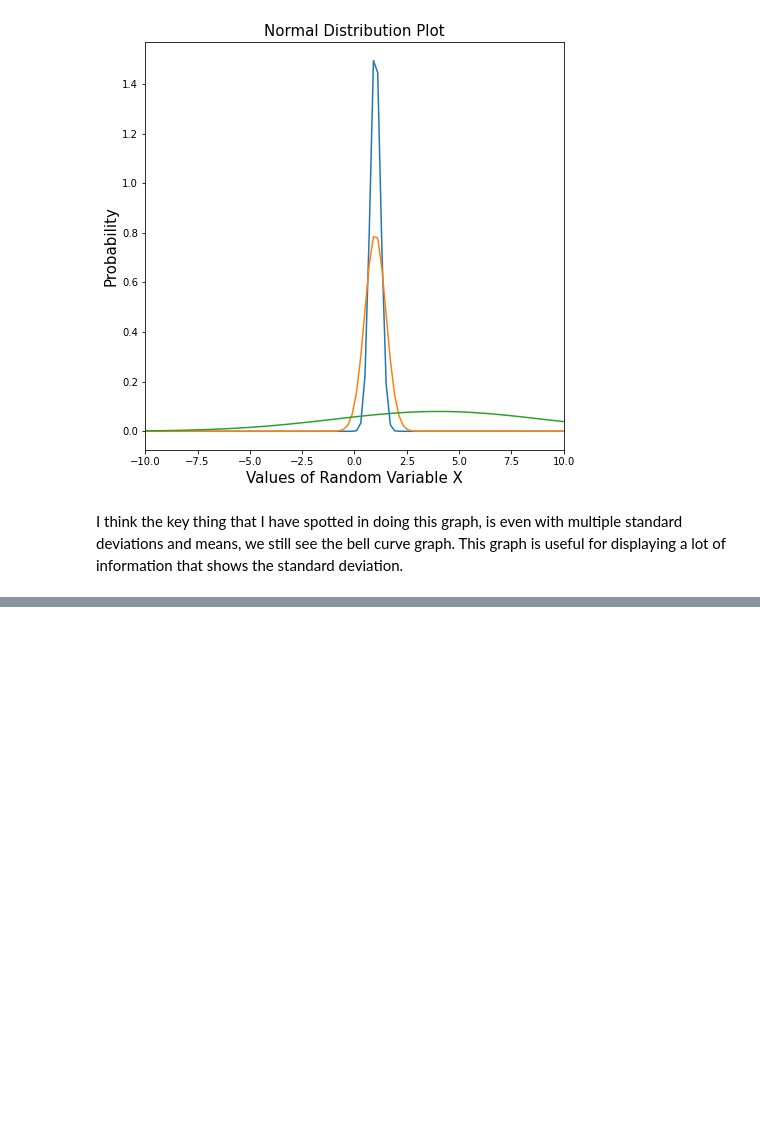
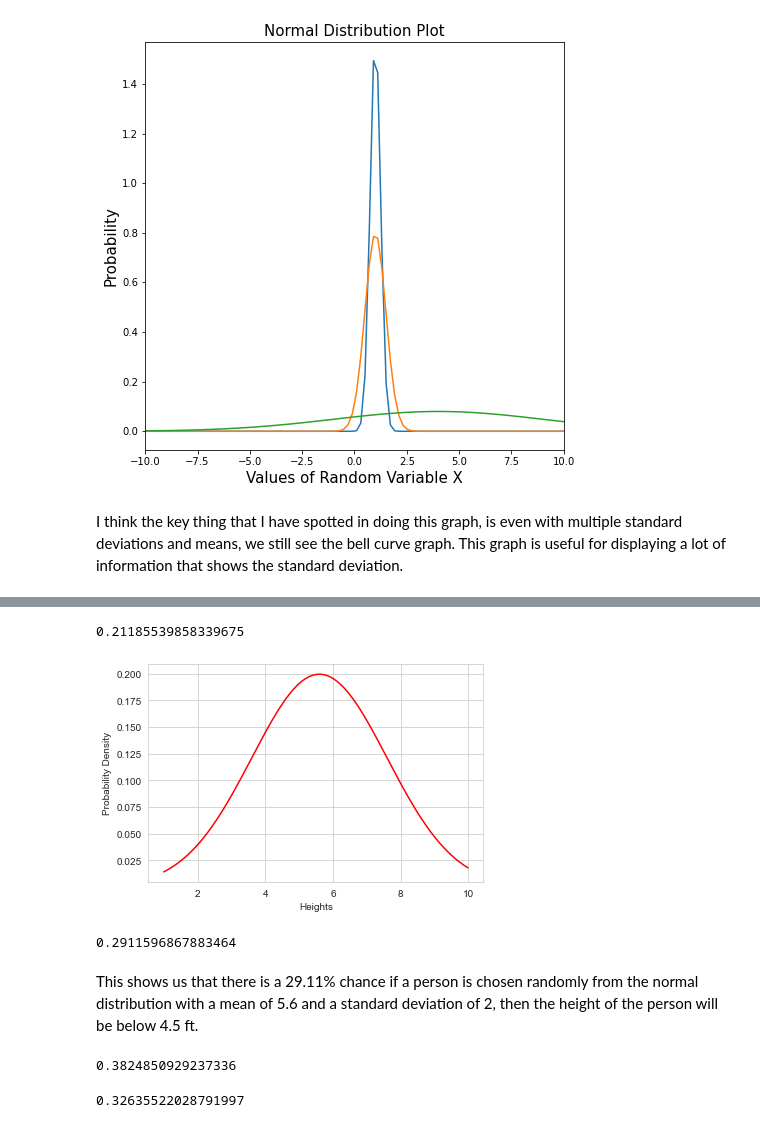
Before and after one commit to KenLin765/funddata-assessment, a Jupyter notebook: normal-distribution.ipynb, the cells around one changed output, grey strips where cells are left out. Drawn from its saved outputs; the diff is of its cells as text; code cells hidden in the pictures; blank space fills up the shorter version.

Commit message:
added probability of normal distribution in python section using CDF

```diff
--- a/normal-distribution.ipynb
+++ b/normal-distribution.ipynb
@@ -197,0 +203,40 @@ I think the key thing that I have spotted in doing this graph, is even with mult
+# %%
+## Probabilities for Normally Distributed Data
+
+# Creating distribution
+data1 = np.arange(1,10,0.01)
+pdf = norm.pdf(data , loc = 5.6 , scale = 2)
+
+## loc documents the height and scale documents the standard deviation
+#Visualizing the distribution
+
+sb.set_style('whitegrid')
+sb.lineplot(data1, pdf , color = 'red')
+plt.xlabel('Heights')
+plt.ylabel('Probability Density')
+# %% [output]
+0.21185539858339675
+[figure, added]
+# %%
+LowProb = norm(loc = 5.6 , scale = 2).cdf(4.5)
+
+print (LowProb)
+## The area under the curve as shown in the figure above will be the probability that the height of the person will be smaller than 4.5 ft
+# %% [output]
+0.2911596867883464
+# %% [markdown]
+This shows us that there is a 29.11% chance if a person is chosen randomly from the normal distribution with a mean of 5.6 and a standard deviation of 2, then the height of the person will be below 4.5 ft.
+# %%
+cdf_upper_limit = norm(loc = 5.6 , scale = 2).cdf(6.5)
+cdf_lower_limit = norm(loc = 5.6 , scale = 2).cdf(4.5)
+
+prob = cdf_upper_limit - cdf_lower_limit
+print(prob)
+# %% [output]
+0.3824850929237336
+# %%
+cdf_value = norm(loc = 5.6 , scale = 2).cdf(6.5)
+HighProb = 1- cdf_value
+print(HighProb)
+# %% [output]
+0.32635522028791997
```
Also changed, not shown: parts of 5 cells of this notebook.
